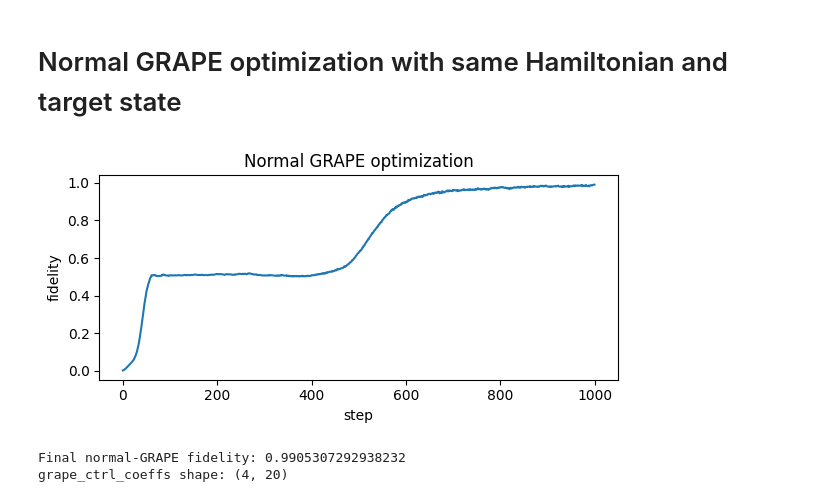
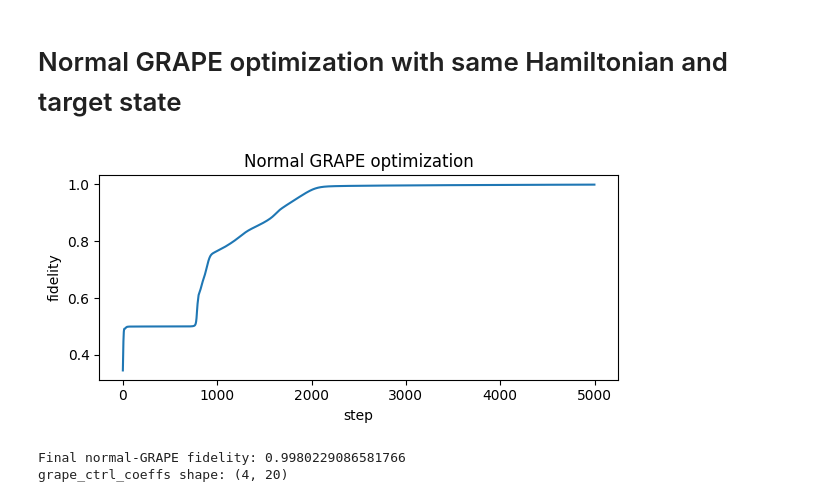
Before and after one commit to NicolasSchmid/train_feedback_grape, a Jupyter notebook: train_feedback_grape/nn_training.ipynb, the cells around one changed output. Drawn from its saved outputs; the diff is of its cells as text; code cells hidden in the pictures.

Commit message:
save current states of the notebooks

```diff
--- a/train_feedback_grape/nn_training.ipynb
+++ b/train_feedback_grape/nn_training.ipynb
@@ -835,8 +876,19 @@ def make_fidelity_cav(psi_target_cav):
 ndt_drive = 200 #number of steps during unitary control
 N_cav = 25 #Hibert space dimension of cavity
 t_idle = 10 #in us, average time betwenn readout and next control drive
-psi_target_cav = coherent(N_cav,2.0)-coherent(N_cav,-2.0) #unnormalised target state to stabilize
+# psi_target_cav = coherent(N_cav,2.0)-coherent(N_cav,-2.0) #unnormalised target state to stabilize
 # psi_target_cav = basis(N_cav, 2) #unnormalised target state to stabilize
+psi_target_cav = basis(N_cav, 0)+basis(N_cav, 4) #unnormalised target state to stabilize
+
+
+
+
+# a, adag = destroy(N_cav), create(N_cav)
+# Delta, s_max = 0.25, 4
+# psi_squeezed = jsp.linalg.expm(0.5 * jnp.log(1 / Delta) * (a @ a - adag @ adag)) @ basis(N_cav, 0)
+# psi_target_cav = sum(jnp.exp(-2 * jnp.pi * Delta**2 * s**2) * displ(N_cav, s * jnp.sqrt(2 * jnp.pi)) @ psi_squeezed for s in range(-s_max, s_max + 1))
+
+
 
 psi_target_cav /= jnp.sqrt(hconj(psi_target_cav) @ psi_target_cav) #normalization of the state
 # %% [markdown]
@@ -1066,11 +1118,11 @@ test_on_batch = make_test_on_batch(
 
 0.00012 seems good for bigger NN (i.e. dense_features = [160,180,160])
 # %%
-init_lr = 0.000100
+init_lr = 0.000300
 final_lr= 0.000001
 
 constant_steps = 1000
-decay_steps = 4000
+decay_steps = 8000
 total_steps = constant_steps + decay_steps
 
 lr_schedule = optax.join_schedules(
@@ -1127,0 +1167,12 @@ i = 141     fid = 0.7132313
+# %%
+i = 0
+mean_fid=0
+while mean_fid<0.8:
+    i+=1
+    key, subkey = jax.random.split(key)
+    flax_state, traj_out = train_on_batch(subkey, flax_state)
+    fids, meas_outs, probs = traj_out
+    mean_fid = fids.mean()
+    mean_fids_train.append(mean_fid)
+
+    print("i =",i,"    fid =",mean_fid)
@@ -1284,6 +1353,7 @@ from tqdm.auto import tqdm
 from datetime import datetime
 import os
 from pathlib import Path
+jax.config.update("jax_enable_x64", True)
 
 # Normal GRAPE: prepare |g,0> -> |g> tensor psi_target_cav
 # Uses the already-defined feedback-GRAPE Hamiltonian through build_drive_htree.
@@ -1325,35 +1395,35 @@ def grape_train_step(grape_ctrl_coeffs, grape_opt_state):
 key, subkey = jax.random.split(key)
 
 # Same coefficient shape as the RNN output: [qubit I, qubit Q, cavity I, cavity Q]
-grape_ctrl_coeffs = 0.01 * jax.random.normal(subkey, (4, num_bspln))
+grape_ctrl_coeffs = 0.04 * jax.random.normal(subkey, (4, num_bspln))
 
 grape_opt_state = grape_optimizer.init(grape_ctrl_coeffs)
 
 grape_fid_hist = []
 
-n_steps = 1000
+n_steps = 5000
 
 pbar = tqdm(range(n_steps))
 for i in pbar:
     grape_ctrl_coeffs, grape_opt_state, grape_loss_val, grape_fid_val = grape_train_step(
         grape_ctrl_coeffs, grape_opt_state
     )
     grape_fid_hist.append(float(grape_fid_val))
     pbar.set_postfix(fid=f"{float(grape_fid_val):.6f}")
 
 plt.figure(figsize=(6, 3))
 plt.plot(grape_fid_hist)
 plt.xlabel("step")
 plt.ylabel("fidelity")
 plt.title("Normal GRAPE optimization")
 plt.tight_layout()
 plt.show()
 
 grape_ctrl_coeffs_np = np.asarray(grape_ctrl_coeffs, dtype=float)
 
 print("Final normal-GRAPE fidelity:", grape_fid_hist[-1])
 print("grape_ctrl_coeffs shape:", grape_ctrl_coeffs_np.shape)
 # %% [output]
-[figure, old version]
+[figure, new version]
-Final normal-GRAPE fidelity: 0.9905307292938232
+Final normal-GRAPE fidelity: 0.9980229086581766
 grape_ctrl_coeffs shape: (4, 20)
```
Also changed, not shown: parts of 16 cells of this notebook, 2 other files.
